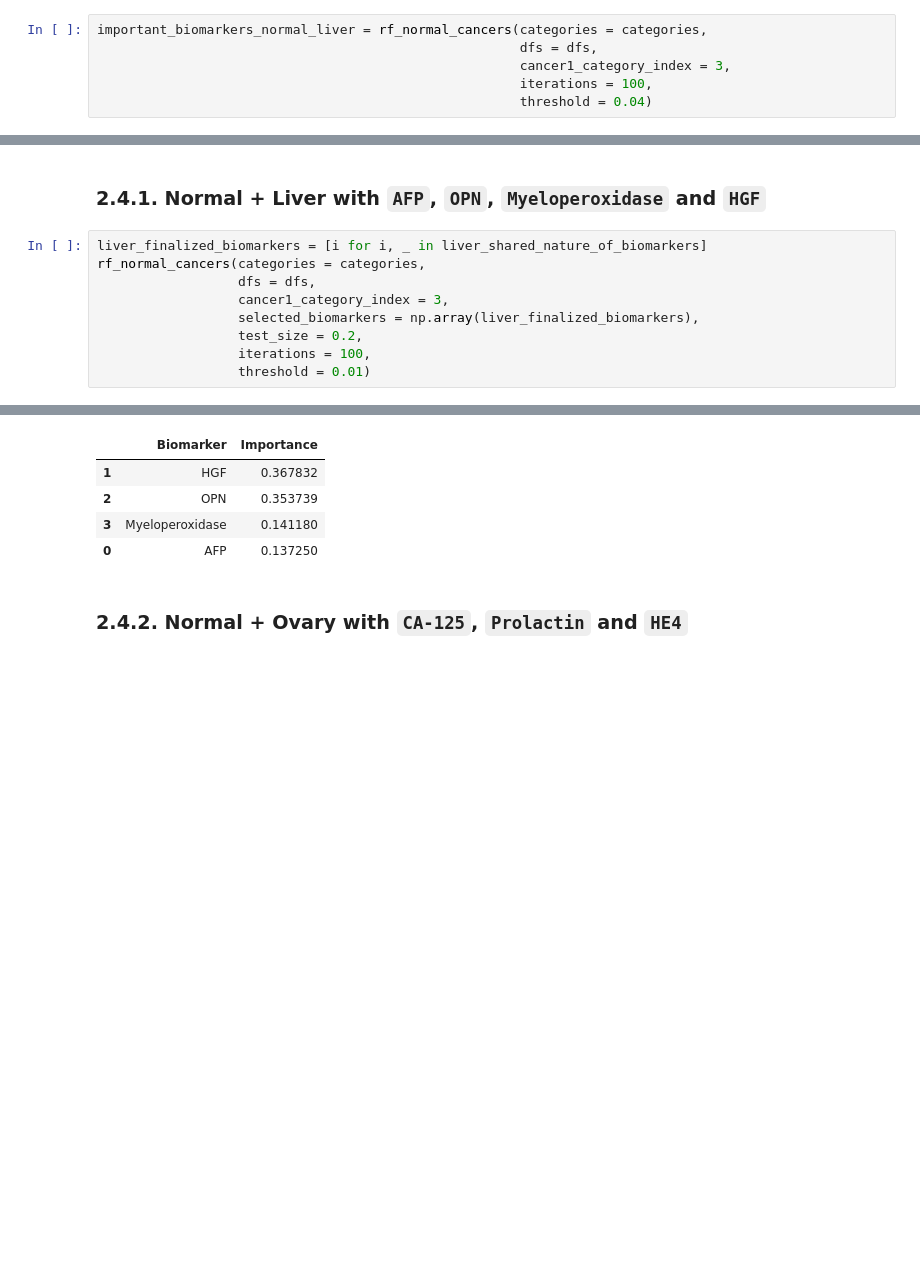
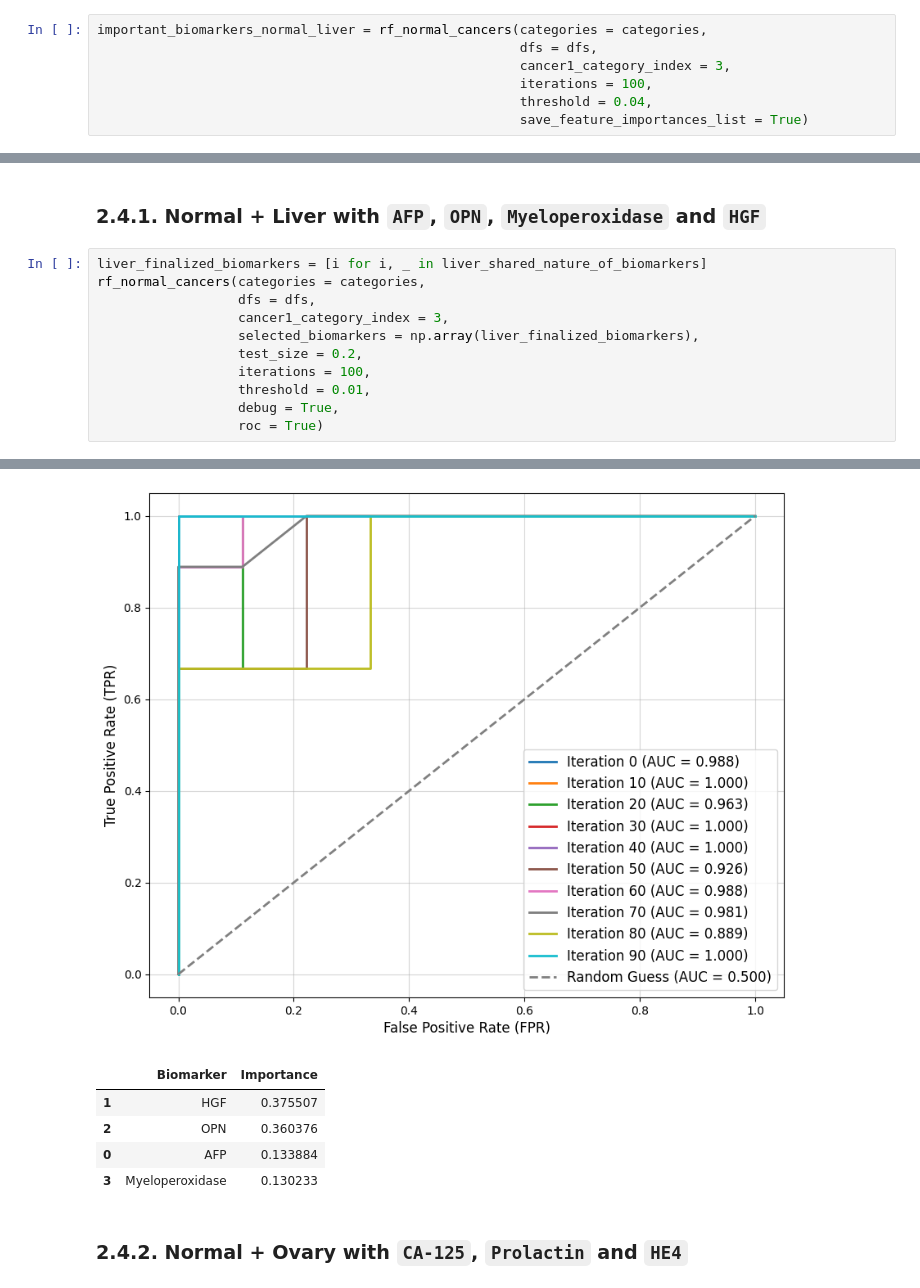
Before and after one commit to subhajitbn/Cancer-Biomarkers-from-Clinical-Data, a Jupyter notebook: tutorial-full.ipynb, the cells around one changed output, grey strips where cells are left out. Cells and saved outputs as stored; diff of their text form; blank space fills up the shorter version.

```diff
--- a/tutorial-full.ipynb
+++ b/tutorial-full.ipynb
@@ -290,7 +292,8 @@ important_biomarkers_normal_liver = rf_normal_cancers(categories = categories,
                                                       dfs = dfs,
                                                       cancer1_category_index = 3,
                                                       iterations = 100,
-                                                      threshold = 0.04)
+                                                      threshold = 0.04,
+                                                      save_feature_importances_list = True)
 # %% [output]
 Random forest classification: Normal + Liver
 
@@ -402,7 +405,9 @@ rf_normal_cancers(categories = categories,
                   selected_biomarkers = np.array(liver_finalized_biomarkers),
                   test_size = 0.2,
                   iterations = 100,
-                  threshold = 0.01)
+                  threshold = 0.01,
+                  debug = True,
+                  roc = True)
 # %% [output]
 Random forest classification: Normal + Liver
 
@@ -417,8 +423,9 @@ Biomarkers with Importance >= 0.01:
+[figure, added]
 |  | Biomarker | Importance |
-| 1 | HGF | 0.367832 |
-| 2 | OPN | 0.353739 |
-| 3 | Myeloperoxidase | 0.141180 |
-| 0 | AFP | 0.137250 |
+| 1 | HGF | 0.375507 |
+| 2 | OPN | 0.360376 |
+| 0 | AFP | 0.133884 |
+| 3 | Myeloperoxidase | 0.130233 |
 # %% [markdown]
 ### 2.4.2. Normal + Ovary with `CA-125`, `Prolactin` and `HE4`
 # %%
```
Also changed, not shown: parts of 34 cells of this notebook, 20 other files.
